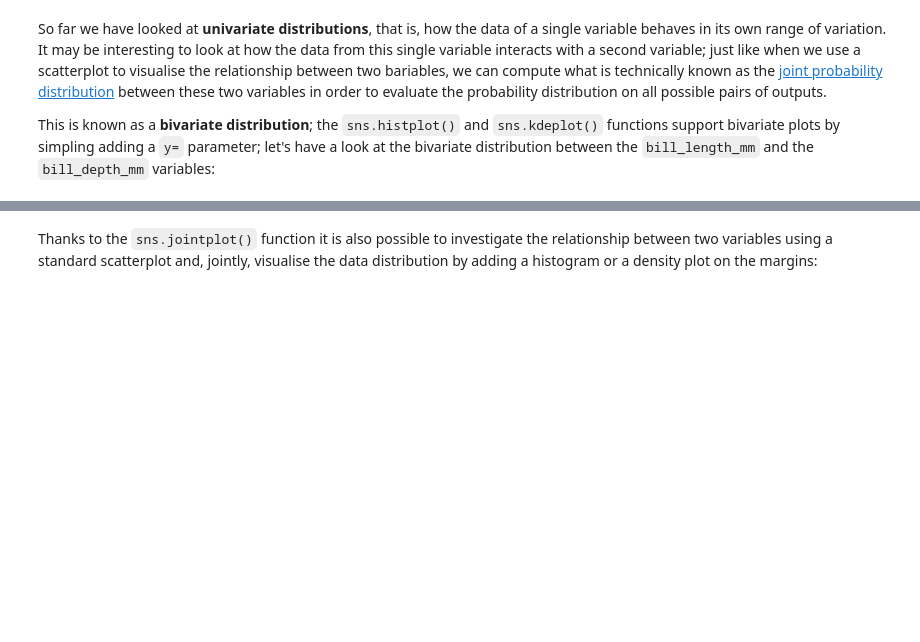
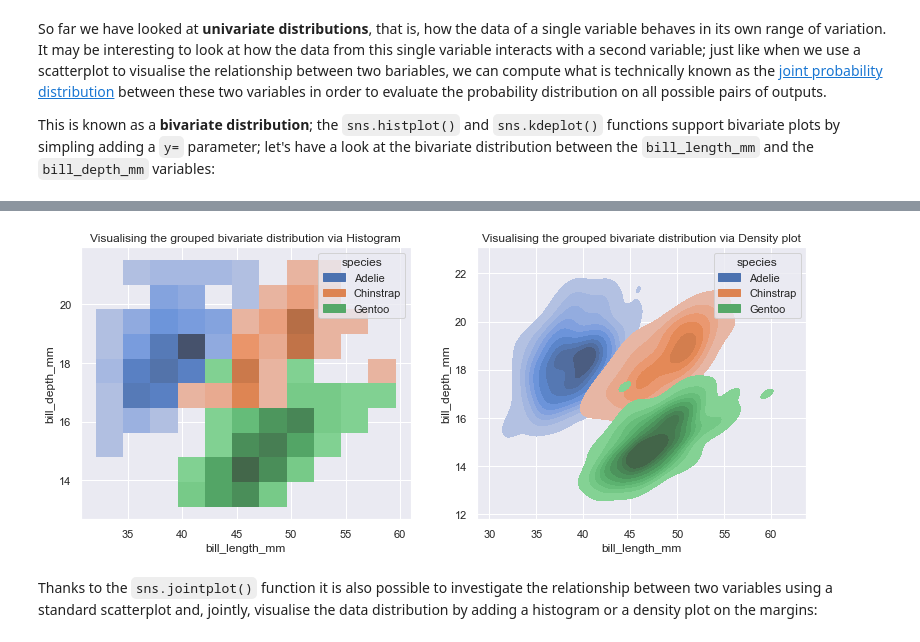
Before and after one commit to boolean-data-analytics/4.16.39-Data-Distribution, a Jupyter notebook: 4.16.39 Data Distribution.ipynb, the cells around one changed output, grey strips where cells are left out. Saved outputs shown, nothing was run; the diff lists cells and outputs as text; code cells hidden in the pictures; blank space fills up the shorter version.

```diff
--- a/4.16.39 Data Distribution.ipynb
+++ b/4.16.39 Data Distribution.ipynb
@@ -205,10 +349,12 @@ Similarlt to what we did with the univariate distribution, we can use the `hue=`
 # %%
 fig, ax = plt.subplots(1, 2)
 fig.set_size_inches(13, 5)
 
 sns.histplot(x = 'bill_length_mm', y = 'bill_depth_mm', data = peng, hue="species", ax = ax[0]).set_title("Visualising the grouped bivariate distribution via Histogram")
-sns.kdeplot(x = 'bill_length_mm', y = 'bill_depth_mm', data = peng, hue="species", ax = ax[1]).set_title("Visualising the grouped bivariate distribution via Density plot")
+sns.kdeplot(x = 'bill_length_mm', y = 'bill_depth_mm', data = peng, hue="species", ax = ax[1], fill=True).set_title("Visualising the grouped bivariate distribution via Density plot")
 plt.show()
+# %% [output]
+[figure, added]
 # %% [markdown]
 Thanks to the `sns.jointplot()` function it is also possible to investigate the relationship between two variables using a standard scatterplot and, jointly, visualise the data distribution by adding a histogram or a density plot on the margins:
 # %%
```
Also changed, not shown: parts of 44 cells of this notebook, 3 other files.
